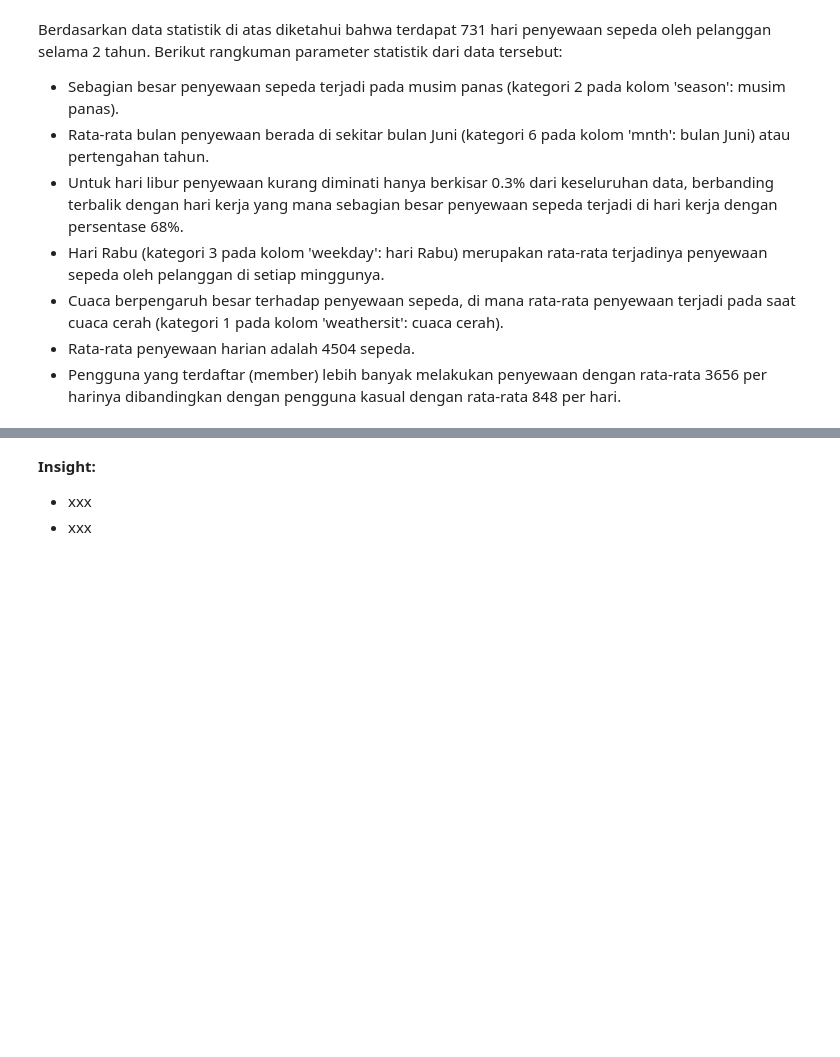
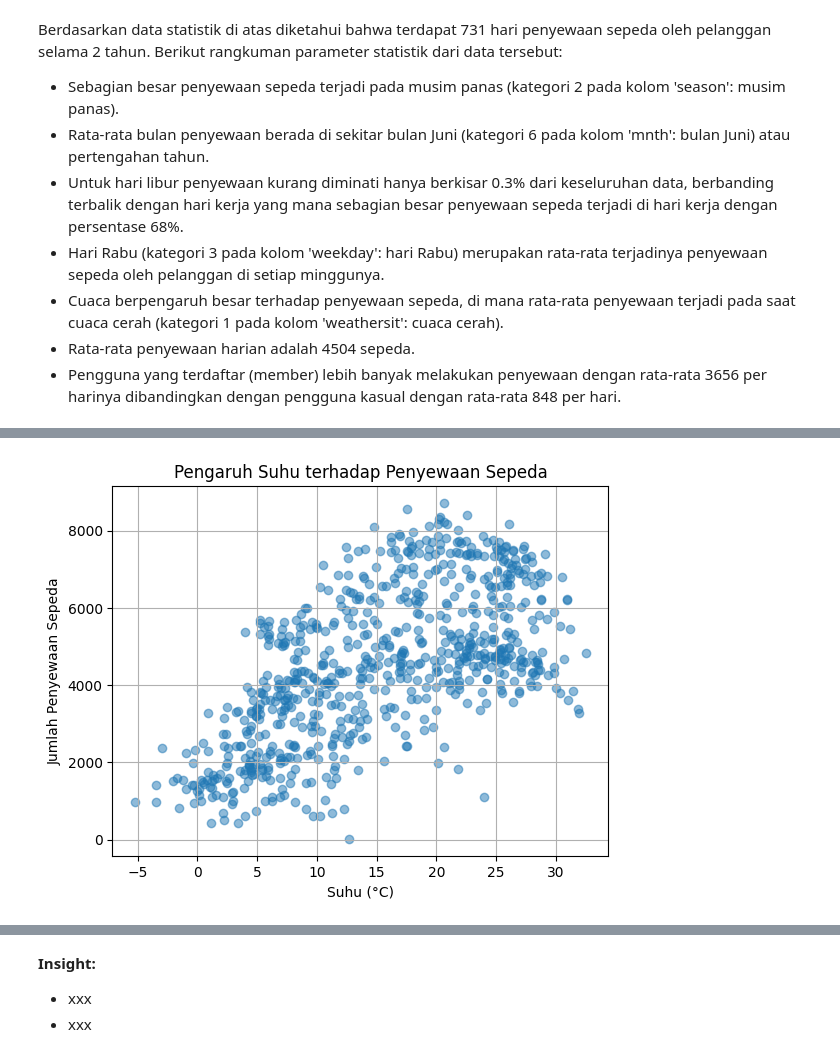
Before and after one commit to habibsatya/dicoding-data-analyst-sub, a Jupyter notebook: Proyek_Analisis_Data.ipynb, the cells around one changed output, grey strips where cells are left out. Saved outputs shown, nothing was run; the diff lists cells and outputs as text; code cells hidden in the pictures; blank space fills up the shorter version.

```diff
--- a/Proyek_Analisis_Data.ipynb
+++ b/Proyek_Analisis_Data.ipynb
@@ -226,4 +221,0 @@ Pada tahap ini kita perlu untuk menghapus kolom yang tidak memiliki pengaruh di
-# %%
-# Menghapus kolom yang tidak memiliki efek pada output nanti
-
-day_df = day_df.drop(['instant', 'dteday'], axis=1)
@@ -315,0 +290,6 @@ numerical_features = ['temp', 'atemp', 'hum', 'windspeed', 'casual', 'registered
+# %%
+t_min = -8
+t_max = 39
+day_df['temp_actual'] = day_df['temp'] * (t_max - t_min) + t_min
+day_df.insert(day_df.columns.get_loc('temp') + 1, 'temp_actual', day_df.pop('temp_actual'))
+day_df.head()
@@ -315,0 +303,9 @@ numerical_features = ['temp', 'atemp', 'hum', 'windspeed', 'casual', 'registered
+# %%
+plt.scatter(day_df['temp_actual'], day_df['cnt'], alpha=0.5)
+plt.title("Pengaruh Suhu terhadap Penyewaan Sepeda")
+plt.xlabel("Suhu (°C)")
+plt.ylabel("Jumlah Penyewaan Sepeda")
+plt.grid()
+plt.show()
+# %% [output]
+[figure, added]
```
Also changed, not shown: parts of 15 cells of this notebook.
